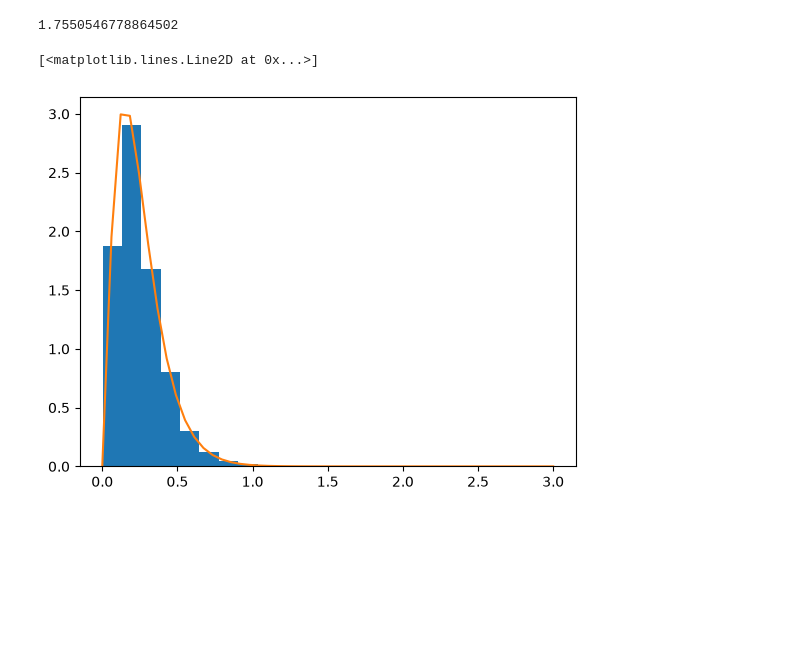
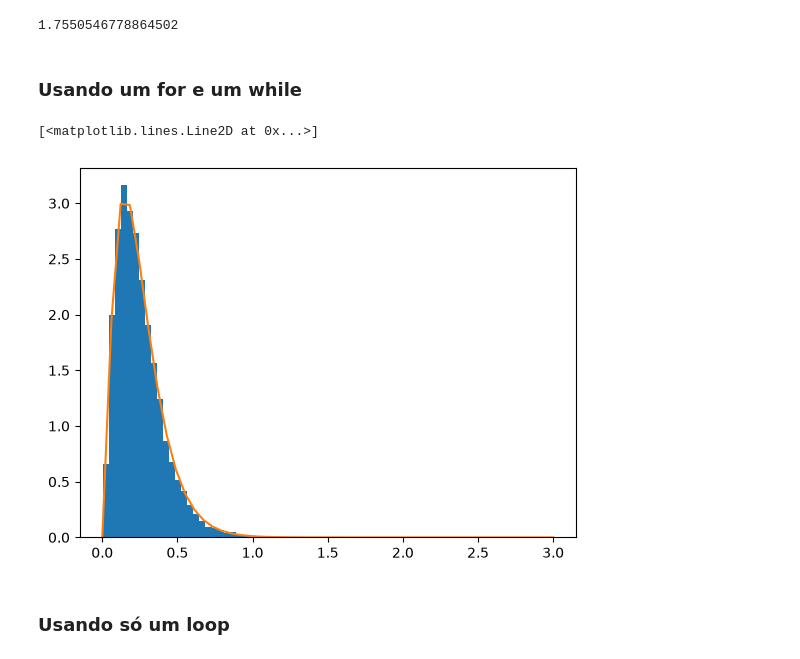
Before and after one commit to mauriciocelini/Programacao-Estatistica, a Jupyter notebook: Labs/lab9.ipynb, the cells around one changed output. Cells and saved outputs as stored; diff of their text form; code cells hidden in the pictures; blank space fills up the shorter version.

```diff
--- a/Labs/lab9.ipynb
+++ b/Labs/lab9.ipynb
@@ -42,7 +42,7 @@ plt.show()
 
 Gere uma amostra de uma distribuição $\operatorname{Gamma}(\alpha,\lambda)$, com $\alpha>1$, via aceitação-rejeição. Verifique seu resultado comparando o histograma da sua distribuição com o de uma amostra gerada via NumPy.
 # %%
-def distribuicao_gama(x, a, b):
+def densidade_gama(x, a, b):
     return b**a / math.gamma(a) * x**(a-1) * np.exp(-b*x)   # forma taxa
 
 
@@ -58,26 +58,30 @@ print(x_melhor)
 # %% [output]
 0.21428571428571427
 # %%
-c = distribuicao_gama(x_melhor, a, lamb) / densidade_exp(x_melhor, mi)
+c = densidade_gama(x_melhor, a, lamb) / densidade_exp(x_melhor, mi)
 print(c)
 # %% [output]
 1.7550546778864502
+# %% [markdown]
+### Usando um for e um while
 # %%
 M = 10_000
 amostras_gama = []
 for _ in range(M):
     U = np.random.uniform()
     exp = (-1)*np.log(np.random.uniform())/mi
-    while U * c * densidade_exp(exp, mi) > distribuicao_gama(exp, a, lamb):
+    while U * c * densidade_exp(exp, mi) > densidade_gama(exp, a, lamb):
         U = np.random.uniform()
         exp = (-1)*np.log(np.random.uniform())/mi
     amostras_gama.append(exp)
 # %%
 x = np.linspace(0, 3)
-fx = distribuicao_gama(x, a, lamb)
+fx = densidade_gama(x, a, lamb)
 # %%
-plt.hist(amostras_gama, density= True)
+plt.hist(amostras_gama, density= True, bins=30)
 plt.plot(x,fx)
 # %% [output]
 [<matplotlib.lines.Line2D at 0x...>]
-[figure, old version]
+[figure, new version]
+# %% [markdown]
+### Usando só um loop
```
Also changed, not shown: parts of 25 cells of this notebook, 2 other files.
